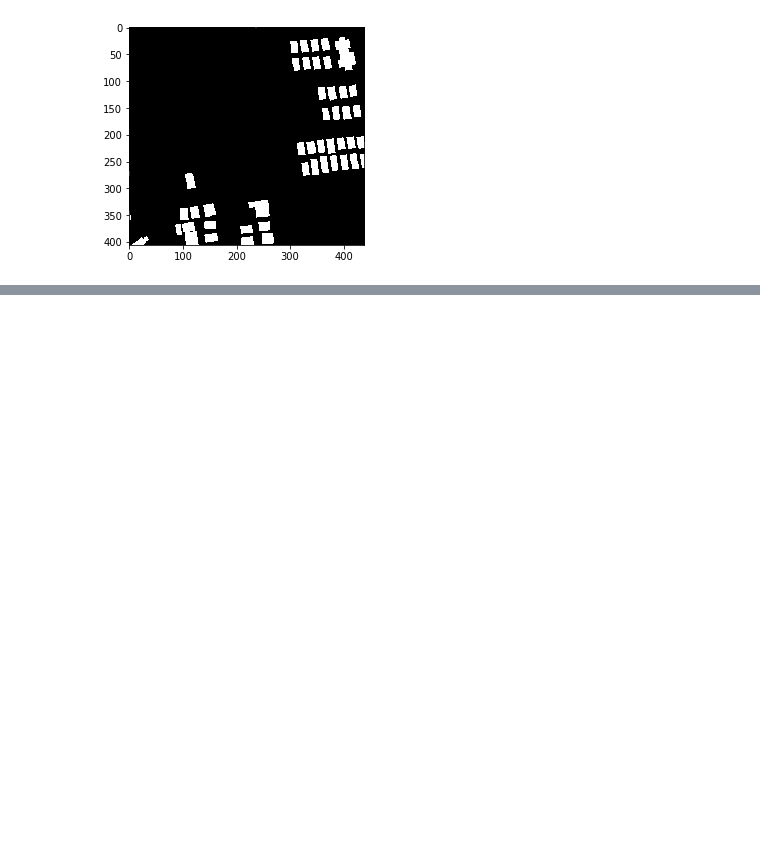
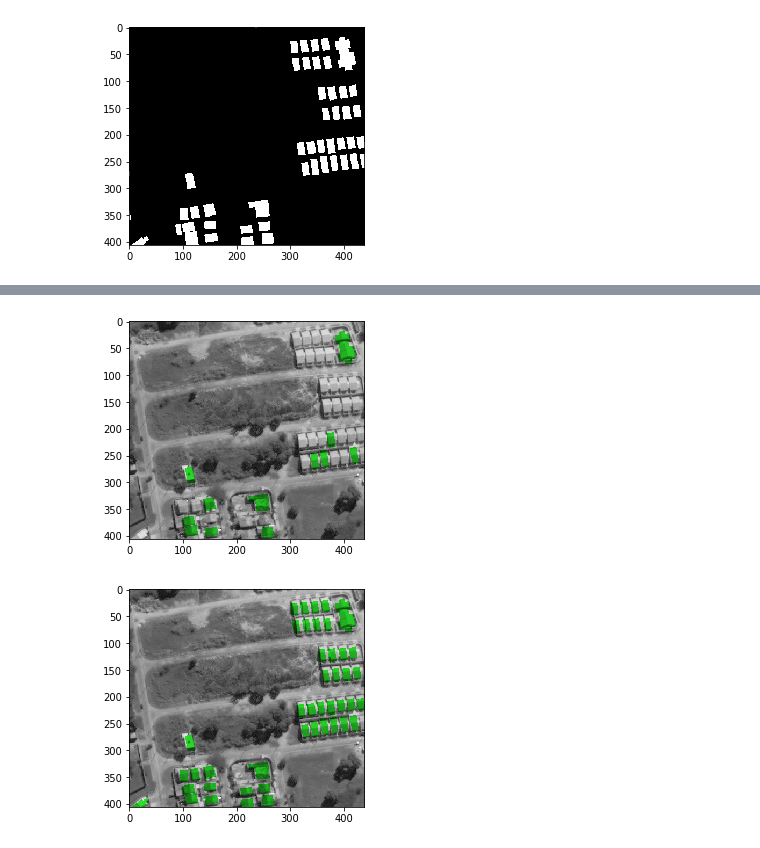
Before and after one commit to rcdilorenzo/abfs, a Jupyter notebook: EDA.ipynb, the cells around one changed output, grey strips where cells are left out. Saved outputs shown, nothing was run; the diff lists cells and outputs as text; code cells hidden in the pictures; blank space fills up the shorter version.

```diff
--- a/EDA.ipynb
+++ b/EDA.ipynb
@@ -133,0 +138,13 @@ plt.show()
+# %%
+data.data_filter = lambda df: df.sq_ft > 250
+plt.imshow(data.mask_overlay_for('AOI_1_RIO_img5792'))
+plt.show()
+
+data.data_filter = lambda df: df.sq_ft > 150
+plt.imshow(data.mask_overlay_for('AOI_1_RIO_img5792'))
+plt.show()
+
+data.reset_filter()
+# %% [output]
+[figure, added]
+[figure, added]
```
Also changed, not shown: parts of 1 cell of this notebook, 3 other files.
